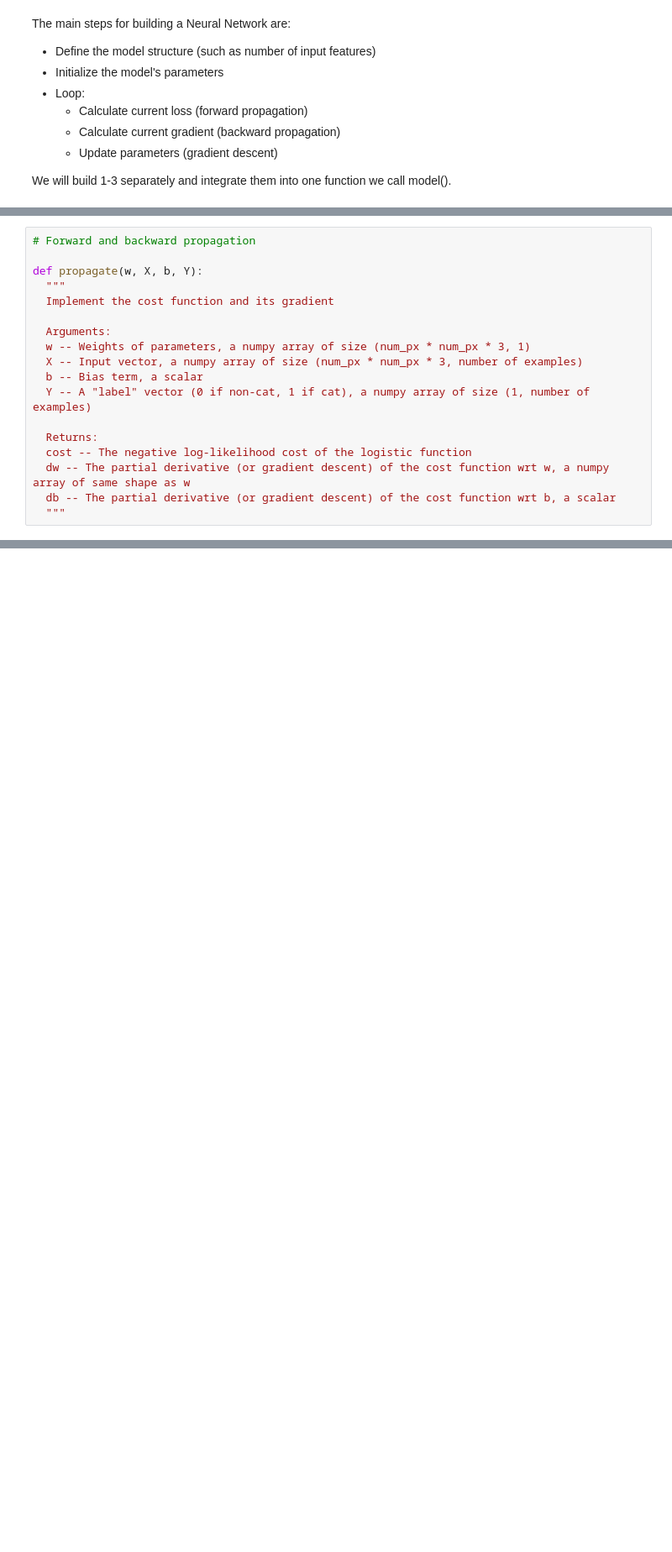
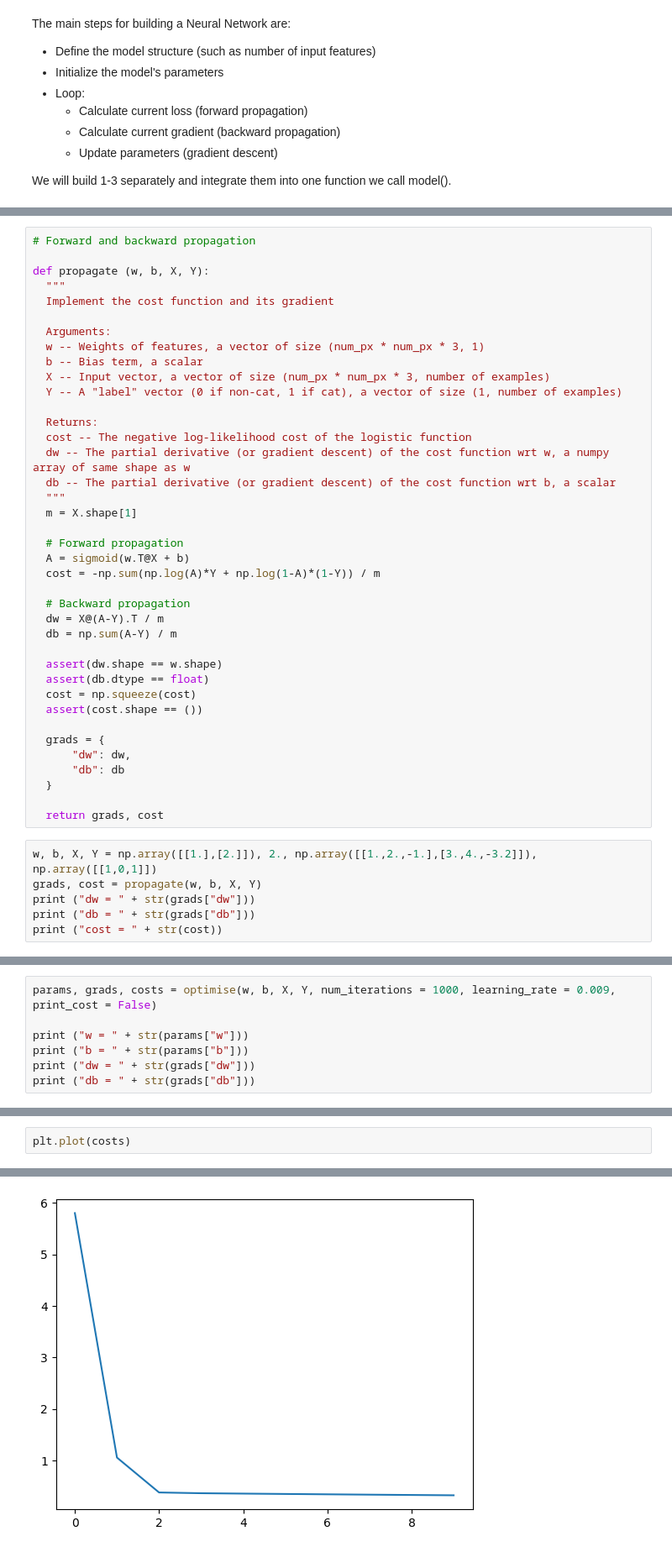
Before and after one commit to porcupinetreeforlife/Neural-Networks-and-Deep-Learning-Week-2-Assignment, a Jupyter notebook: logistic_regression_cat_classifier.ipynb, the cells around one changed output, grey strips where cells are left out. Shown: that part at 84% size. Saved outputs shown, nothing was run; the diff lists cells and outputs as text; blank space fills up the shorter version.

```diff
--- a/logistic_regression_cat_classifier.ipynb
+++ b/logistic_regression_cat_classifier.ipynb
@@ -176,18 +176,45 @@ def initialise_with_zeros(dim):
 # %%
 # Forward and backward propagation
 
-def propagate(w, X, b, Y):
+def propagate (w, b, X, Y):
   """
   Implement the cost function and its gradient
 
   Arguments:
-  w -- Weights of parameters, a numpy array of size (num_px * num_px * 3, 1)
-  X -- Input vector, a numpy array of size (num_px * num_px * 3, number of examples)
+  w -- Weights of features, a vector of size (num_px * num_px * 3, 1)
   b -- Bias term, a scalar
-  Y -- A "label" vector (0 if non-cat, 1 if cat), a numpy array of size (1, number of examples)
+  X -- Input vector, a vector of size (num_px * num_px * 3, number of examples)
+  Y -- A "label" vector (0 if non-cat, 1 if cat), a vector of size (1, number of examples)
 
   Returns:
   cost -- The negative log-likelihood cost of the logistic function
   dw -- The partial derivative (or gradient descent) of the cost function wrt w, a numpy array of same shape as w
   db -- The partial derivative (or gradient descent) of the cost function wrt b, a scalar
   """
+  m = X.shape[1]
+
+  # Forward propagation
+  A = sigmoid(w.T@X + b)
+  cost = -np.sum(np.log(A)*Y + np.log(1-A)*(1-Y)) / m
+
+  # Backward propagation
+  dw = X@(A-Y).T / m
+  db = np.sum(A-Y) / m
+
+  assert(dw.shape == w.shape)
+  assert(db.dtype == float)
+  cost = np.squeeze(cost)
+  assert(cost.shape == ())
+
+  grads = {
+      "dw": dw,
+      "db": db
+  }
+
+  return grads, cost
+# %%
+w, b, X, Y = np.array([[1.],[2.]]), 2., np.array([[1.,2.,-1.],[3.,4.,-3.2]]), np.array([[1,0,1]])
+grads, cost = propagate(w, b, X, Y)
+print ("dw = " + str(grads["dw"]))
+print ("db = " + str(grads["db"]))
+print ("cost = " + str(cost))
@@ -193,0 +272,7 @@ def propagate(w, X, b, Y):
+# %%
+params, grads, costs = optimise(w, b, X, Y, num_iterations = 1000, learning_rate = 0.009, print_cost = False)
+
+print ("w = " + str(params["w"]))
+print ("b = " + str(params["b"]))
+print ("dw = " + str(grads["dw"]))
+print ("db = " + str(grads["db"]))
@@ -193,0 +286,3 @@ def propagate(w, X, b, Y):
+# %%
+plt.plot(costs)
+# %% [output]
@@ -193,0 +290 @@ def propagate(w, X, b, Y):
+[figure, added]
```
Also changed, not shown: parts of 16 cells of this notebook.
